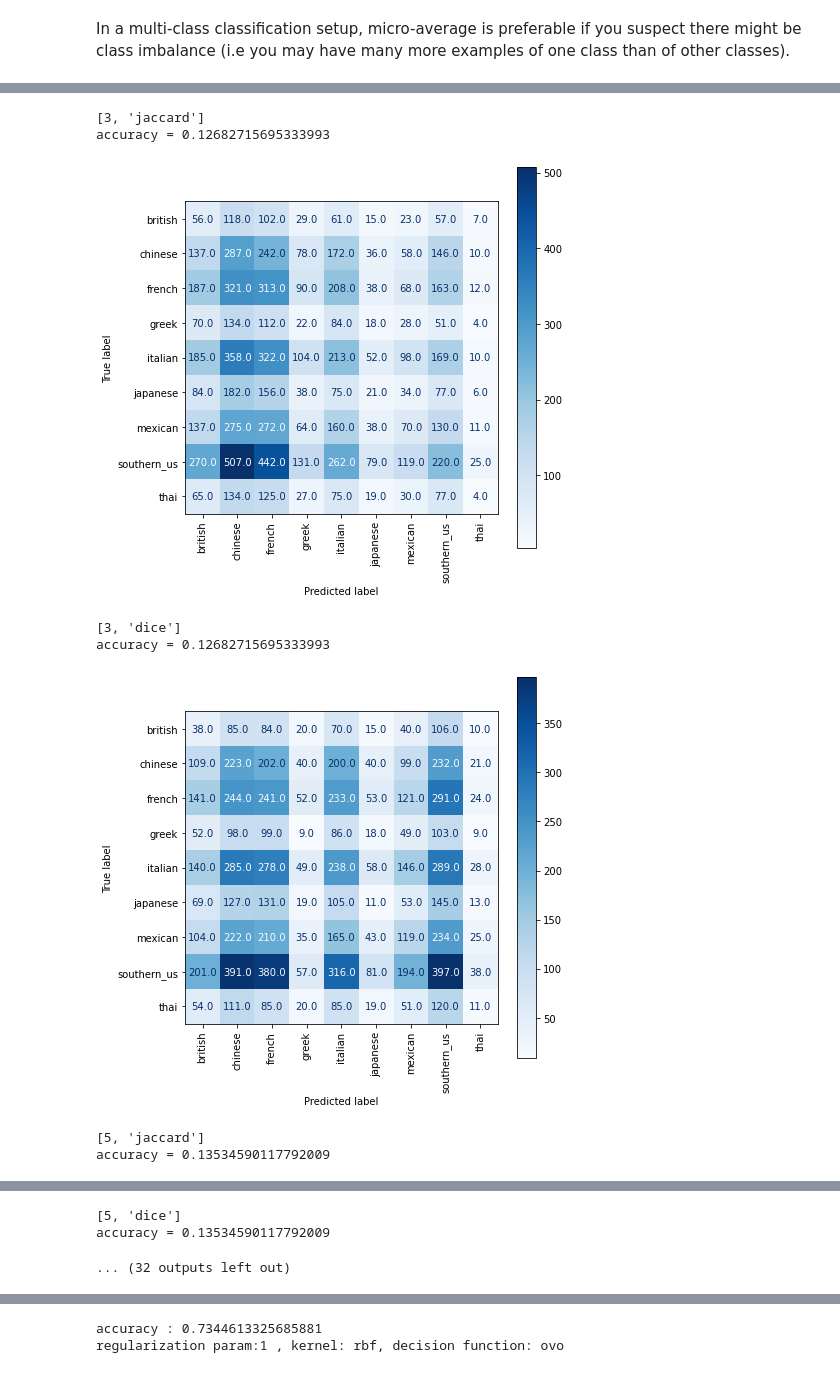
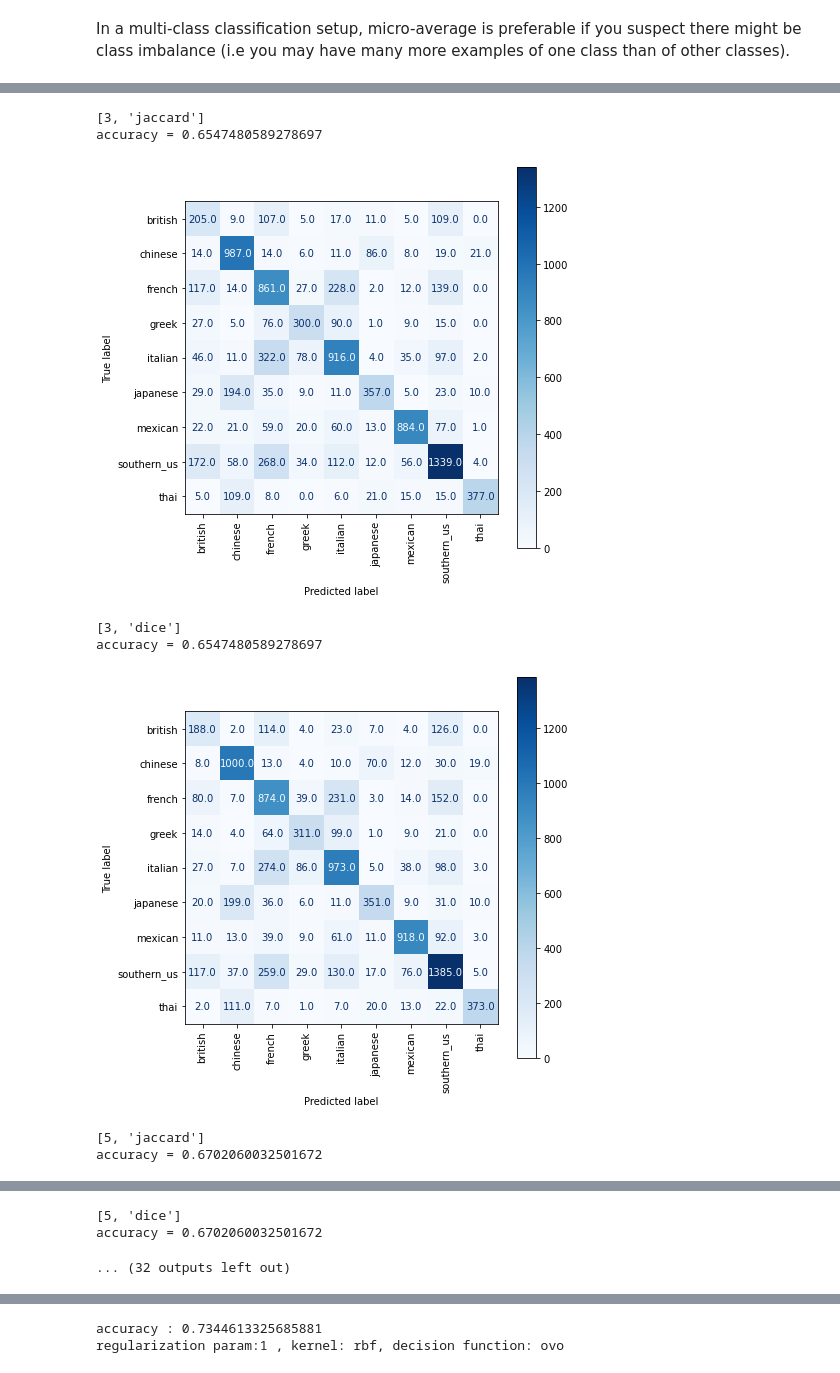
Before and after one commit to PULK4N/Data-analysis, a Jupyter notebook: Recepies_and_it_s_origins/Nikola Pupovac Z2.ipynb, the cells around one changed output, grey strips where cells are left out. Saved outputs shown, nothing was run; the diff lists cells and outputs as text; code cells hidden in the pictures.

```diff
--- a/Recepies_and_it_s_origins/Nikola Pupovac Z2.ipynb
+++ b/Recepies_and_it_s_origins/Nikola Pupovac Z2.ipynb
@@ -160,12 +160,6 @@ df.head(5)
 #### Separate one test set for testing model later on
 # %%
 X = df.iloc[:,0:-1]
-X_knn = copy.deepcopy(X)
-for column in X_knn.columns:
-    X_knn[column] = X_knn[column].astype(bool)
-
-y = df['country']
-X_train_knn, X_test_knn, y_train, y_test = train_test_split(X_knn, y, test_size=0.1, random_state=42)
 
 y = df['country']
 X_train, X_test, y_train, y_test = train_test_split(X, y, test_size=0.1, random_state=41)
@@ -185,7 +172,7 @@ k_neighboors = [1,3,5,7,11,int(np.sqrt(len(df)))]
 for i in range(0,5):
     rand = 1
     while rand in k_neighboors:
-        rand = np.random.randint(0,50)
+        rand = np.random.randint(11,50)
     k_neighboors.append(rand)
 print(k_neighboors)
 # %% [output]
@@ -249,5 +236,5 @@ def knn(k_neighboors,metrics,X_train,y_train):
             final_params.append(params)
     return final_params
 # %%
-final_params = knn(k_neighboors=k_neighboors,metrics=metrics,X_train=X_train_knn, y_train=y_train);
+final_params = knn(k_neighboors=k_neighboors,metrics=metrics,X_train=X_train, y_train=y_train);
 # %% [output]
@@ -261,8 +248,8 @@ accuracy = 0.13524028401788654
 [3, 'jaccard']
-accuracy = 0.12682715695333993
+accuracy = 0.6547480589278697
-[figure, old version]
+[figure, new version]
 [3, 'dice']
-accuracy = 0.12682715695333993
+accuracy = 0.6547480589278697
-[figure, old version]
+[figure, new version]
 [5, 'jaccard']
-accuracy = 0.13534590117792009
+accuracy = 0.6702060032501672
@@ -270,5 +257,5 @@ accuracy = 0.13534590117792009
 [5, 'dice']
-accuracy = 0.13534590117792009
+accuracy = 0.6702060032501672
 ... (32 outputs left out)
 # %%
 best_val = max(final_params, key=lambda x:x['accuracy'])
```
Also changed, not shown: parts of 7 cells of this notebook, 1 other file.
